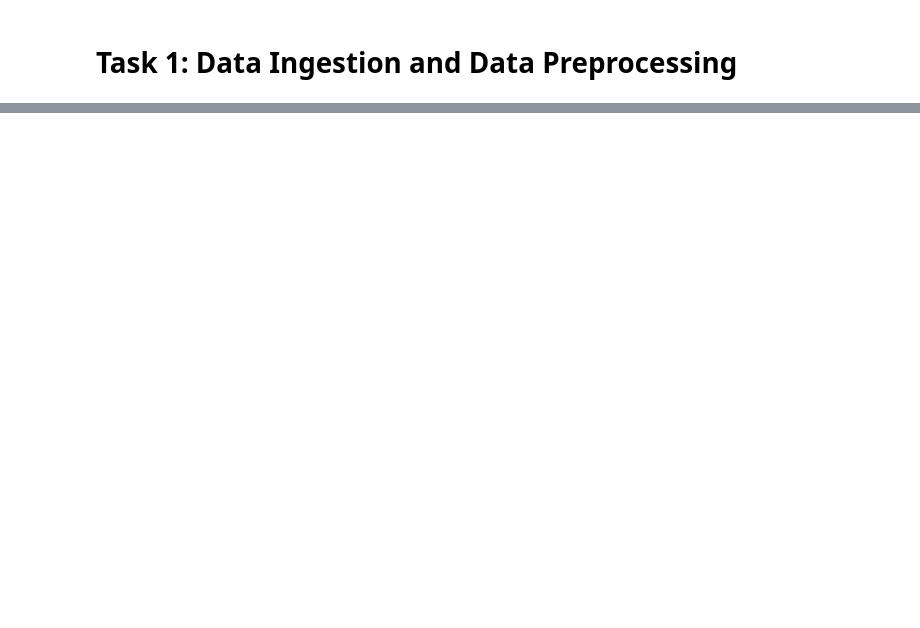
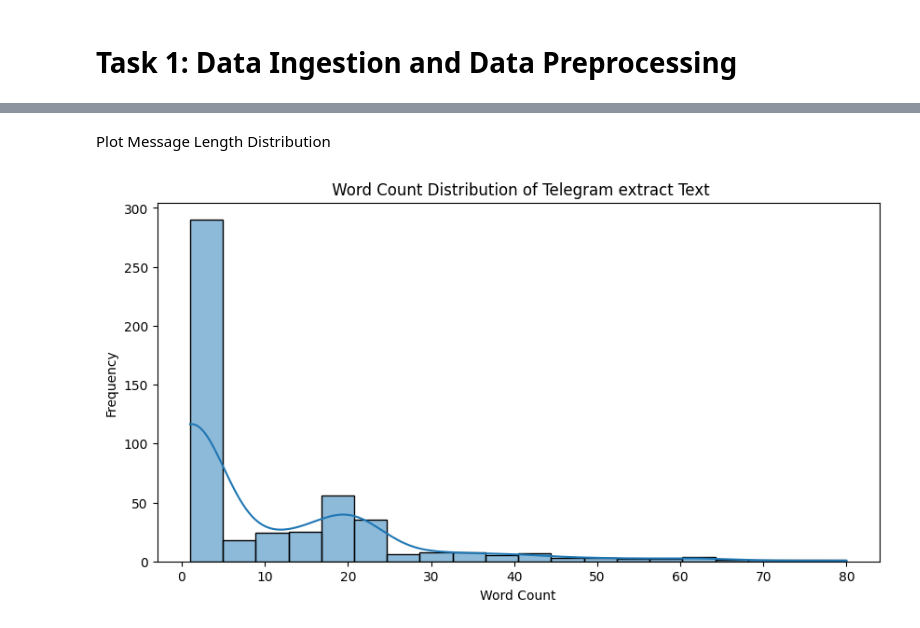
Before and after one commit to Addisu22/Amharic_Ecommerce_Extractor, a Jupyter notebook: notebook/Data_Ingestion.ipynb, the cells around one changed output, grey strips where cells are left out. Cells and saved outputs as stored; diff of their text form; code cells hidden in the pictures; blank space fills up the shorter version.

Commit message:
Data Ingestion and  Data Preprocessing

```diff
--- a/notebook/Data_Ingestion.ipynb
+++ b/notebook/Data_Ingestion.ipynb
@@ -91,3 +121,6 @@ Saved 500 messages to Data/telegram_amharic_messages.csv
 7  EthioMart  2021-07-03 19:02:06 -1001204279885
 8  EthioMart  2021-07-03 19:02:06 -1001204279885
 9  EthioMart  2021-07-03 19:01:59 -1001204279885
+# %%
+df = pd.read_csv("Data/telegram_amharic_messages.csv")
+df
@@ -93,0 +170,8 @@ Saved 500 messages to Data/telegram_amharic_messages.csv
+# %%
+# Add message length column
+df["Text_Length"] = df["text"].astype(str).apply(len)
+df["Word_Count"] = df["text"].astype(str).apply(lambda x: len(x.split()))
+
+# Describe lengths
+print(" Message Length Stats:")
+print(df[["Text_Length", "Word_Count"]].describe())
@@ -93,0 +189,11 @@ Saved 500 messages to Data/telegram_amharic_messages.csv
+# %% [markdown]
+Plot Message Length Distribution
+# %%
+plt.figure(figsize=(10, 5))
+sns.histplot(df["Word_Count"], bins=20, kde=True)
+plt.title(" Word Count Distribution of Telegram extract Text")
+plt.xlabel("Word Count")
+plt.ylabel("Frequency")
+plt.show()
+# %% [output]
+[figure, added]
```
Also changed, not shown: parts of 22 cells of this notebook, 2 other files.
